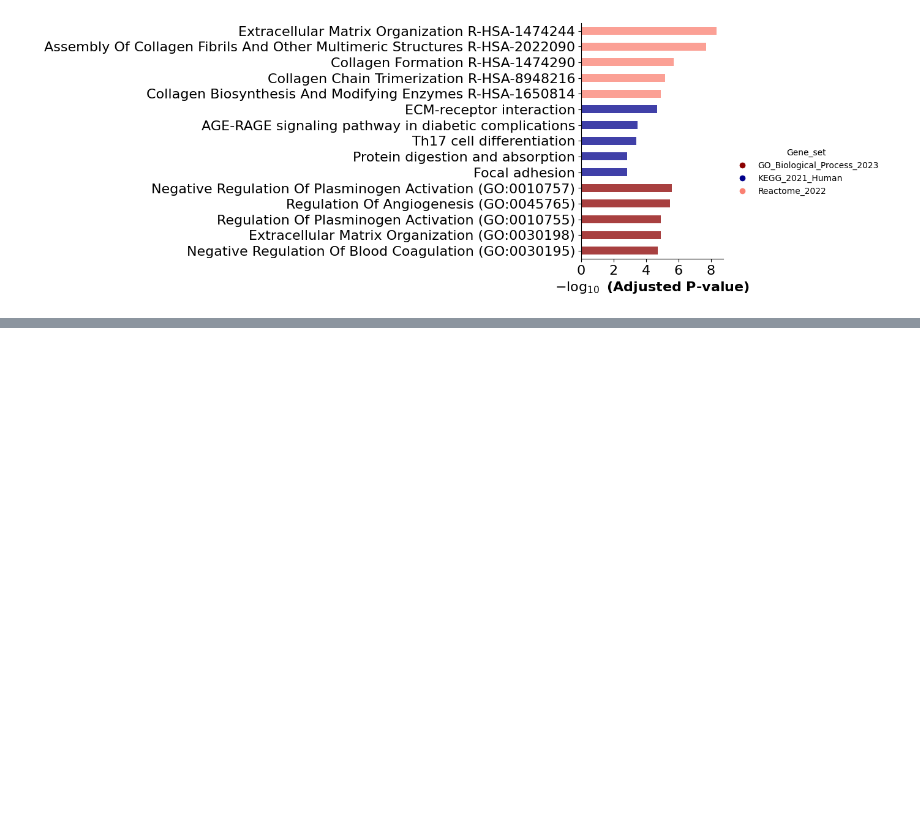
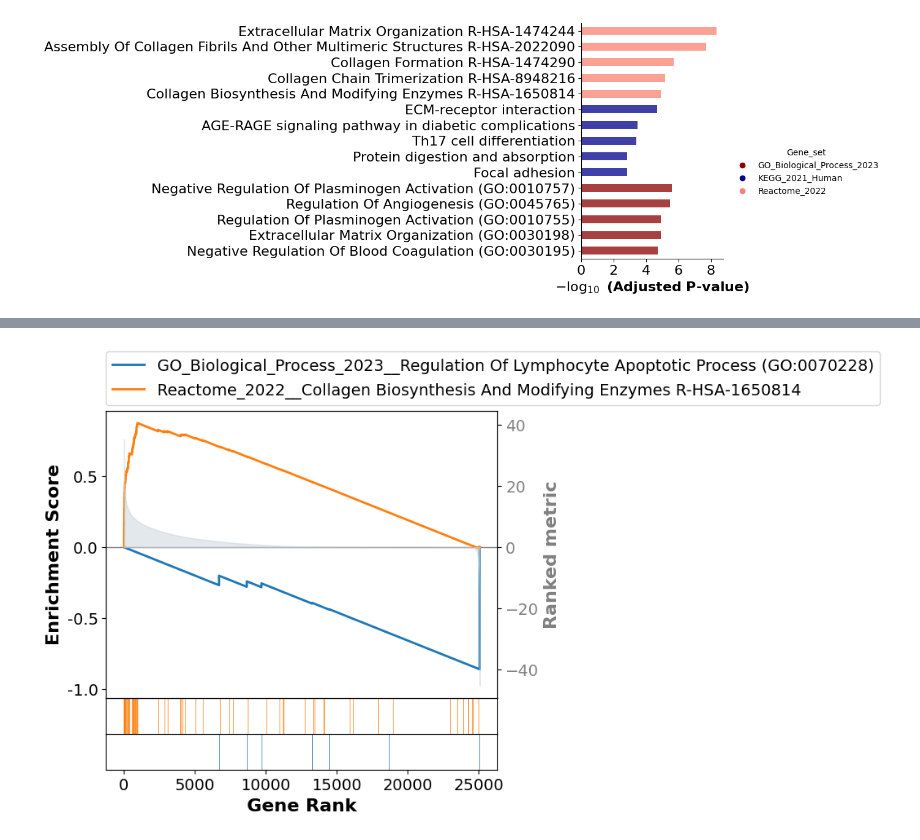
Before and after one commit to Vivian0105/Bioinformatics, a Jupyter notebook: scRNAseq_analysis.ipynb, the cells around one changed output, grey strips where cells are left out. Drawn from its saved outputs; the diff is of its cells as text; code cells hidden in the pictures; blank space fills up the shorter version.

Commit message:
Added GSEA prerank analysis

```diff
--- a/scRNAseq_analysis.ipynb
+++ b/scRNAseq_analysis.ipynb
@@ -368,0 +369,5 @@ ax = barplot(enr.results,
+# %%
+rank=DEGs[['names','scores']]
+rank.index=rank['names']
+rank.drop('names',axis=1,inplace=True)
+rank.head()
@@ -368,0 +382,11 @@ ax = barplot(enr.results,
+# %%
+pre_res = gp.prerank(rnk=rank,
+                     gene_sets=gene_sets,
+                     threads=4,
+                     min_size=5,
+                     max_size=1000,
+                     permutation_num=500,
+                     outdir=None, # don't write to disk
+                     seed=6,
+                     verbose=False
+                    )
@@ -368,0 +405,6 @@ ax = barplot(enr.results,
+# %%
+plt.rcParams.update({'font.size': 14})
+# %%
+axs = pre_res.plot(terms=pre_res.res2d.Term[[3,34]])
+# %% [output]
+[figure, added]
```
Also changed, not shown: parts of 6 cells of this notebook.
